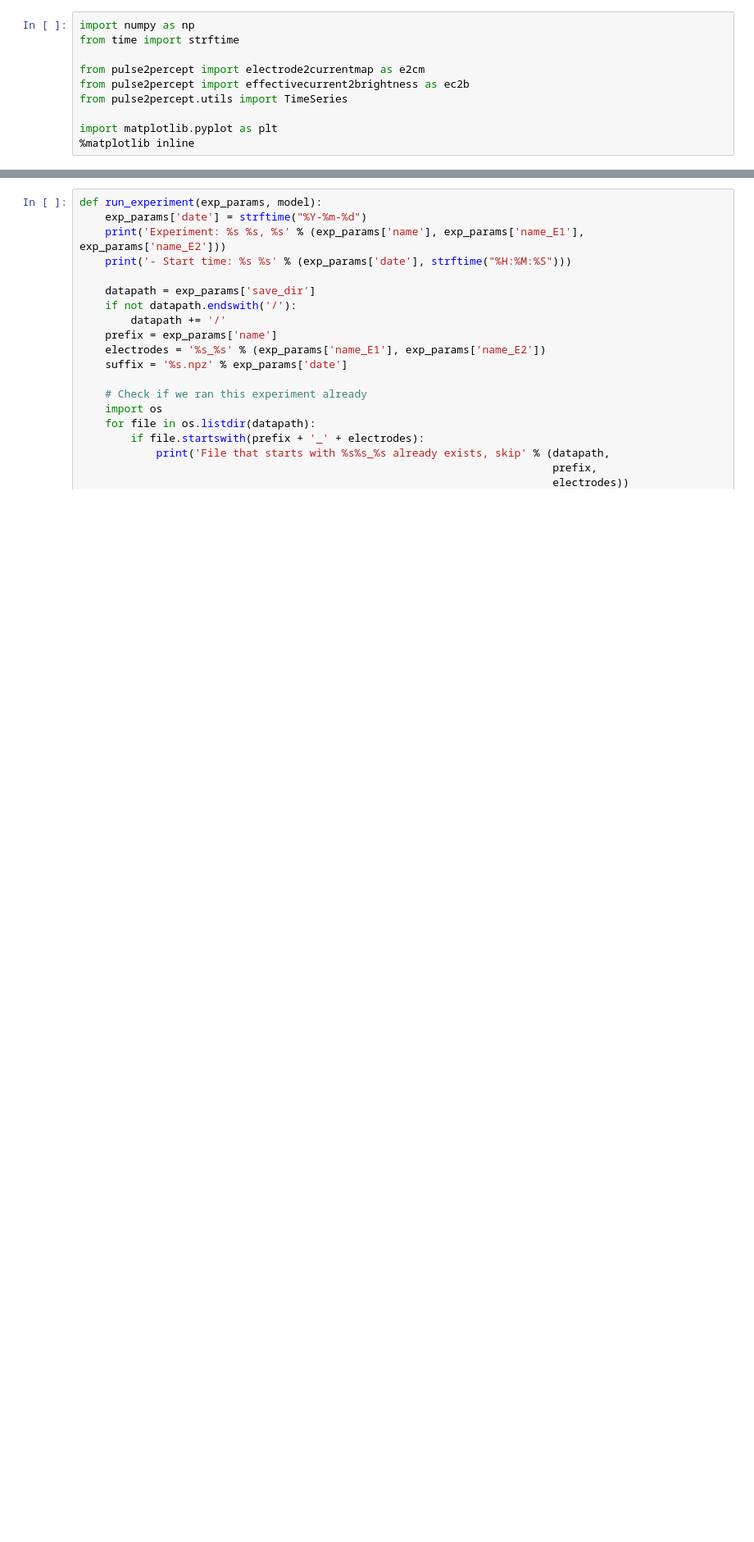
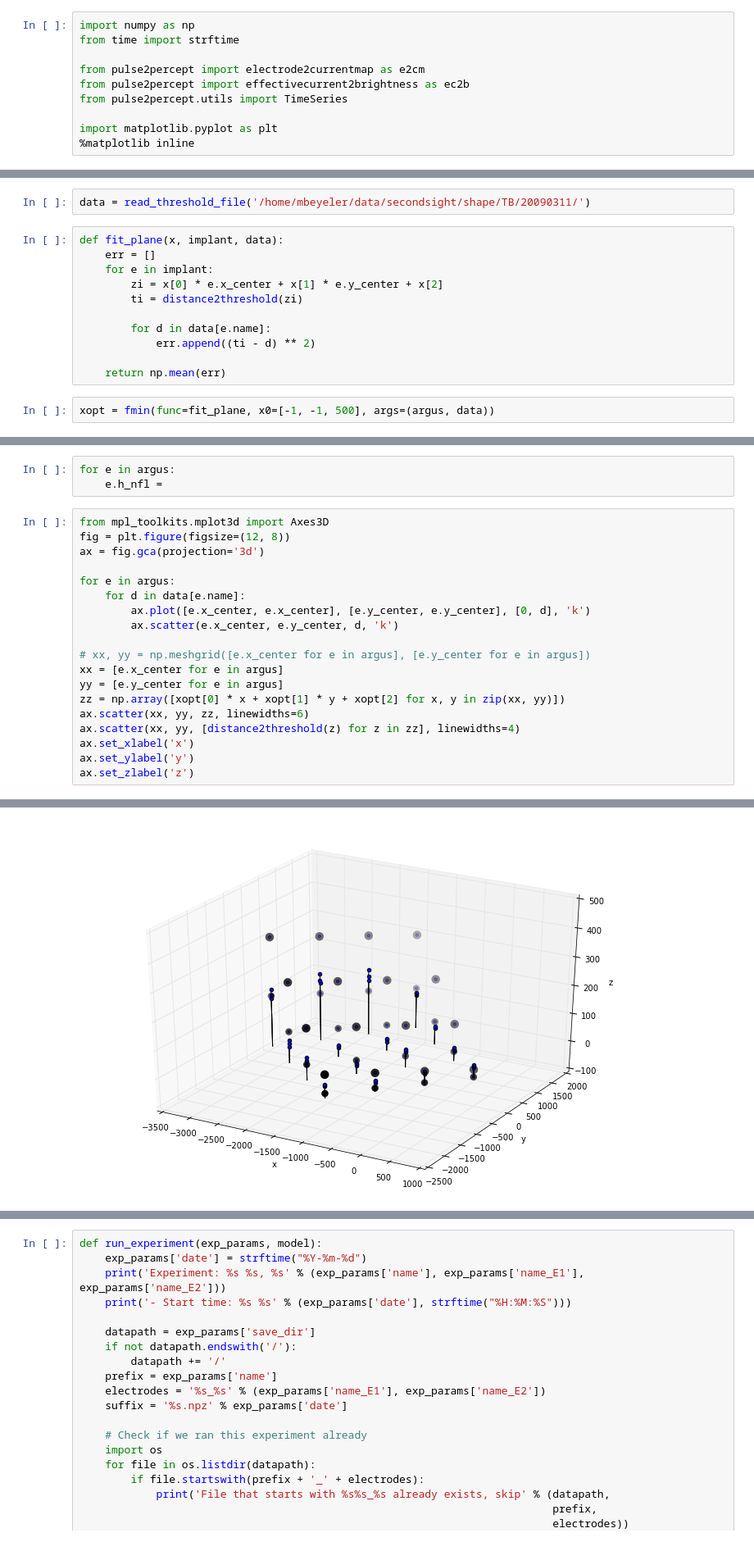
Before and after one commit to mbeyeler/pulse2percept, a Jupyter notebook: examples/notebooks/1.5-mb-exp-shape-run.ipynb, the cells around one changed output, grey strips where cells are left out. Shown at 82% size. Cells and saved outputs as stored; diff of their text form; blank space fills up the shorter version.

Commit message:
add shape exp analysis

```diff
--- a/examples/notebooks/1.5-mb-exp-shape-run.ipynb
+++ b/examples/notebooks/1.5-mb-exp-shape-run.ipynb
@@ -10,0 +85,15 @@ import matplotlib.pyplot as plt
+# %%
+data = read_threshold_file('/home/mbeyeler/data/secondsight/shape/TB/20090311/')
+# %%
+def fit_plane(x, implant, data):
+    err = []
+    for e in implant:
+        zi = x[0] * e.x_center + x[1] * e.y_center + x[2]
+        ti = distance2threshold(zi)
+
+        for d in data[e.name]:
+            err.append((ti - d) ** 2)
+
+    return np.mean(err)
+# %%
+xopt = fmin(func=fit_plane, x0=[-1, -1, 500], args=(argus, data))
@@ -10,0 +109,23 @@ import matplotlib.pyplot as plt
+# %%
+for e in argus:
+    e.h_nfl =
+# %%
+from mpl_toolkits.mplot3d import Axes3D
+fig = plt.figure(figsize=(12, 8))
+ax = fig.gca(projection='3d')
+
+for e in argus:
+    for d in data[e.name]:
+        ax.plot([e.x_center, e.x_center], [e.y_center, e.y_center], [0, d], 'k')
+        ax.scatter(e.x_center, e.y_center, d, 'k')
+
+# xx, yy = np.meshgrid([e.x_center for e in argus], [e.y_center for e in argus])
+xx = [e.x_center for e in argus]
+yy = [e.y_center for e in argus]
+zz = np.array([xopt[0] * x + xopt[1] * y + xopt[2] for x, y in zip(xx, yy)])
+ax.scatter(xx, yy, zz, linewidths=6)
+ax.scatter(xx, yy, [distance2threshold(z) for z in zz], linewidths=4)
+ax.set_xlabel('x')
+ax.set_ylabel('y')
+ax.set_zlabel('z')
+# %% [output]
@@ -10,0 +133 @@ import matplotlib.pyplot as plt
+[figure, added]
```
Also changed, not shown: parts of 17 cells of this notebook, 4 other files.
